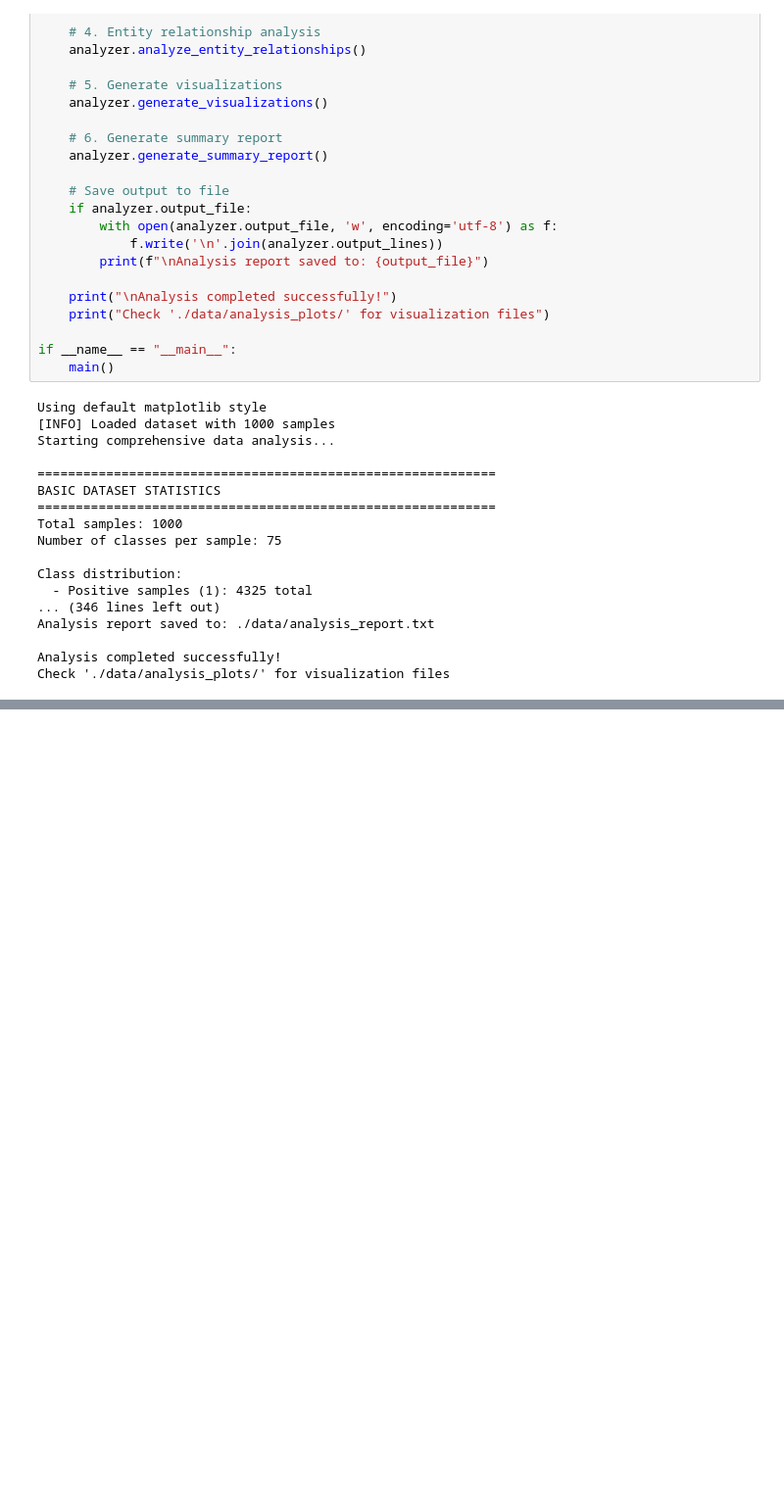
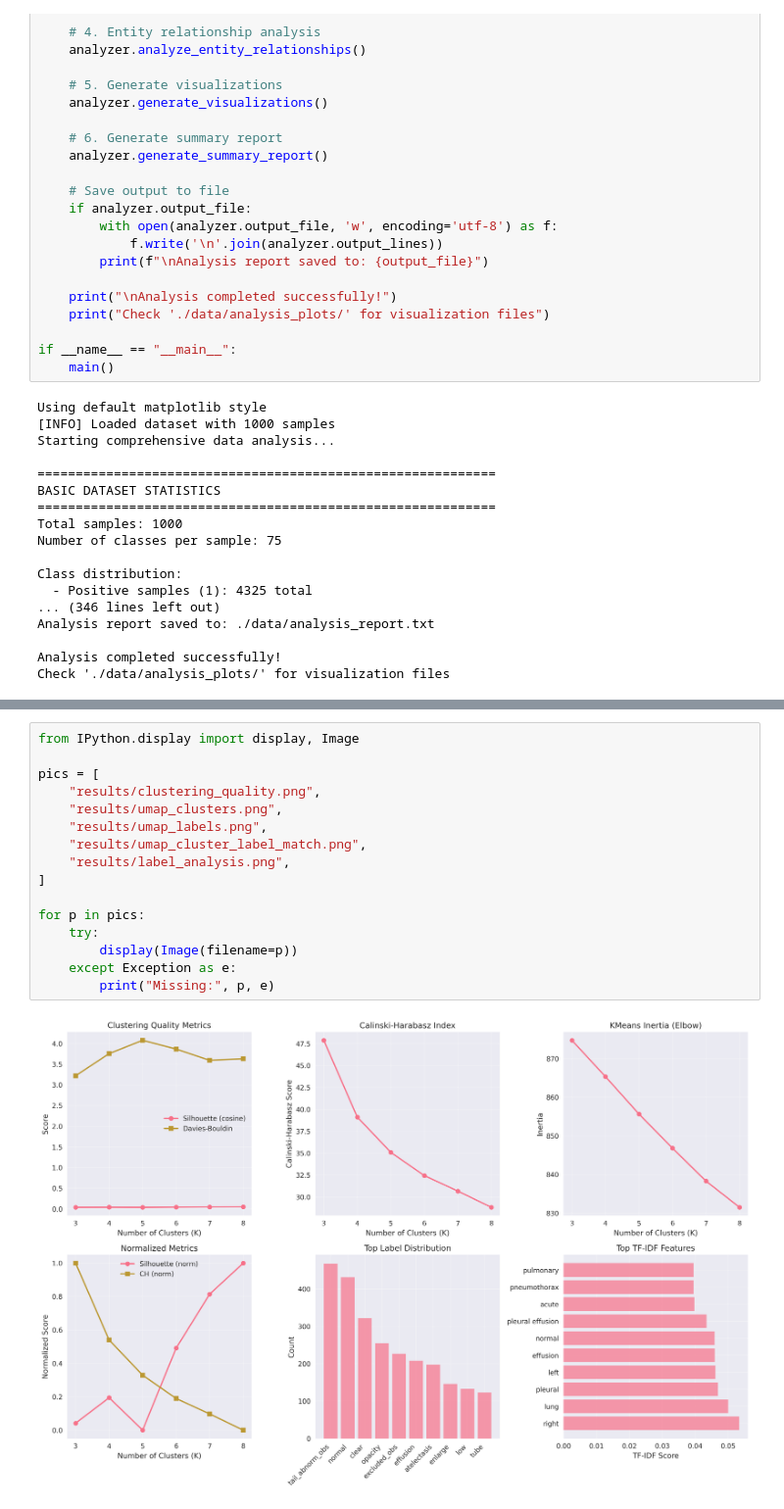
Before and after one commit to Roypic/NLP_project_mimiccxr, a Jupyter notebook: Data_investigation.ipynb, the cells around one changed output, grey strips where cells are left out. Shown at 98% size. Saved outputs shown, nothing was run; the diff lists cells and outputs as text; blank space fills up the shorter version.

```diff
--- a/Data_investigation.ipynb
+++ b/Data_investigation.ipynb
@@ -2017,3 +2055,21 @@ Results saved to directory: results
 
 Analysis completed successfully!
 Results saved to directory: results
+# %%
+from IPython.display import display, Image
+
+pics = [
+    "results/clustering_quality.png",
+    "results/umap_clusters.png",
+    "results/umap_labels.png",
+    "results/umap_cluster_label_match.png",
+    "results/label_analysis.png",
+]
+
+for p in pics:
+    try:
+        display(Image(filename=p))
+    except Exception as e:
+        print("Missing:", p, e)
+# %% [output]
+[figure, added]
```
Also changed, not shown: parts of 6 cells of this notebook.
